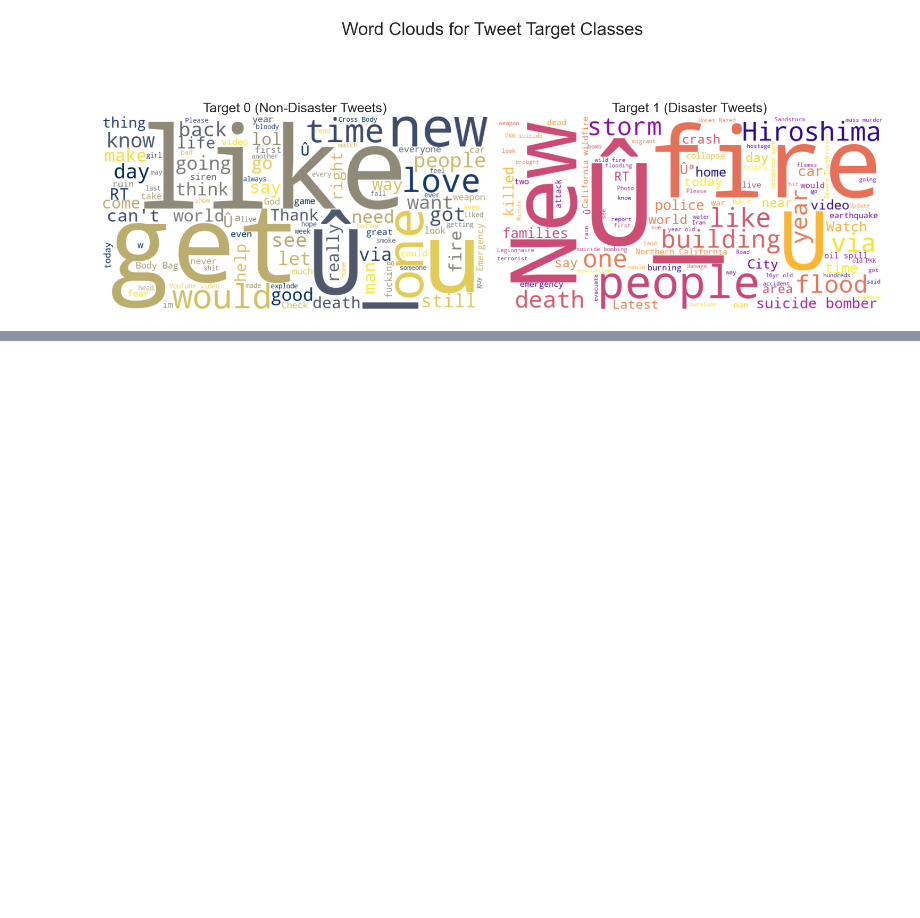
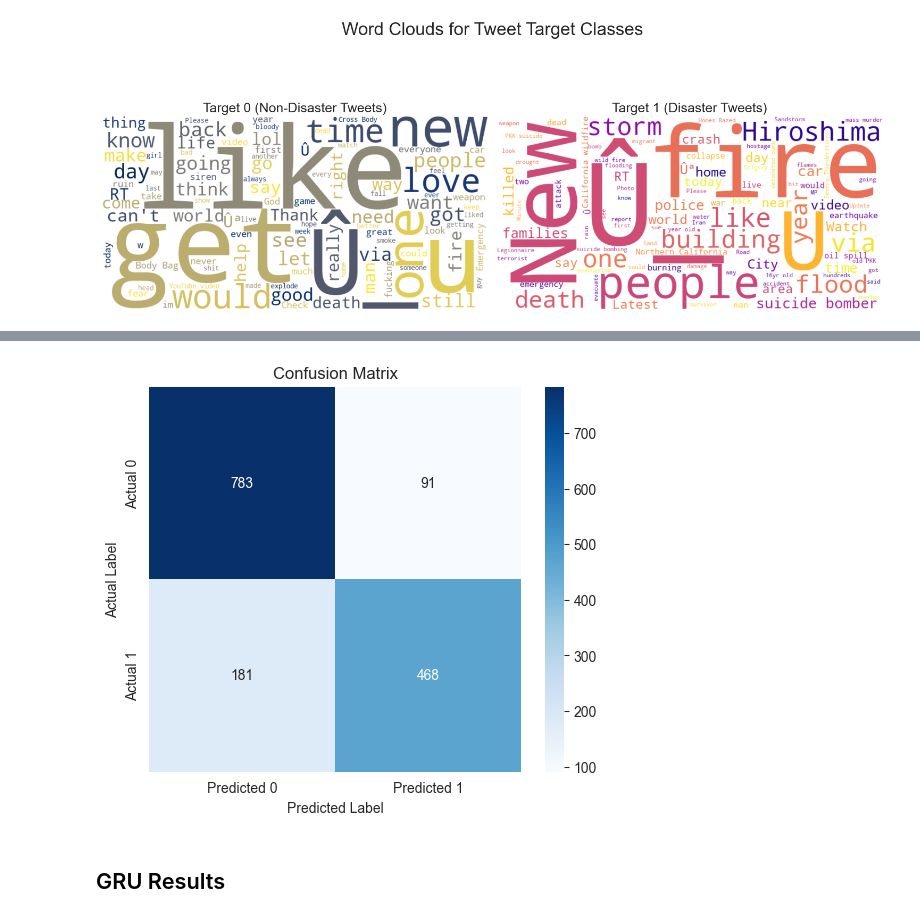
Before and after one commit to seanpritchard94/nlp-disaster-tweets, a Jupyter notebook: disaster-tweets.ipynb, the cells around one changed output, grey strips where cells are left out. Cells and saved outputs as stored; diff of their text form; code cells hidden in the pictures; blank space fills up the shorter version.

```diff
--- a/disaster-tweets.ipynb
+++ b/disaster-tweets.ipynb
@@ -220,0 +827,14 @@ I will then conduct training and hyperparameter tuning on three models. I will u
+# %%
+hyperparameter_grid = {
+    'learning_rate': [0.01, 0.001, 0.0001],
+    'rnn_units': [64, 128, 192, 256],
+    'dropout_rate': [0.3, 0.4, 0.5]
+}
+
+
+lstm_model_reg = hyperparameter_grid_search('LSTM', hyperparameter_grid, X,
+                                           y, X_val, y_val, embedding_matrix,
+                                           batch_size=64, epochs=100,
+                                           dense_denominator=4, regularization=True)
+
+lstm_model_reg.summary()
@@ -220,0 +948,5 @@ I will then conduct training and hyperparameter tuning on three models. I will u
+# %%
+y_test_proba_lstm_reg = lstm_model_reg.predict(X_test)
+y_pred_probs_flat_lstm_reg = y_test_proba_lstm_reg.flatten()
+y_pred_classes_lstm_reg = (y_pred_probs_flat_lstm_reg > 0.5).astype(int)
+print(classification_report(y_test, y_pred_classes_lstm_reg))
@@ -220,0 +963,6 @@ I will then conduct training and hyperparameter tuning on three models. I will u
+# %%
+plot_confusion_matrix(y_test, y_pred_classes_lstm_reg)
+# %% [output]
+[figure, added]
+# %% [markdown]
+## GRU Results ##
```
Also changed, not shown: parts of 40 cells of this notebook.
